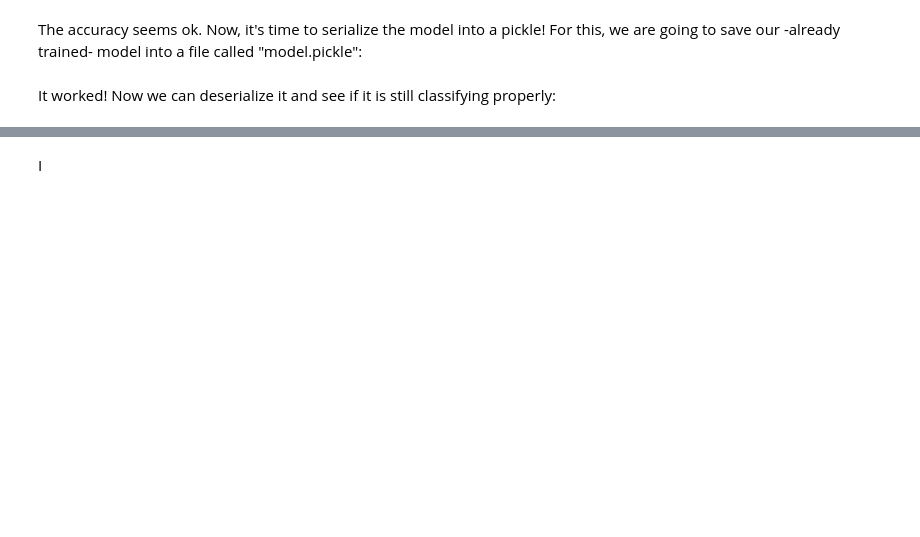
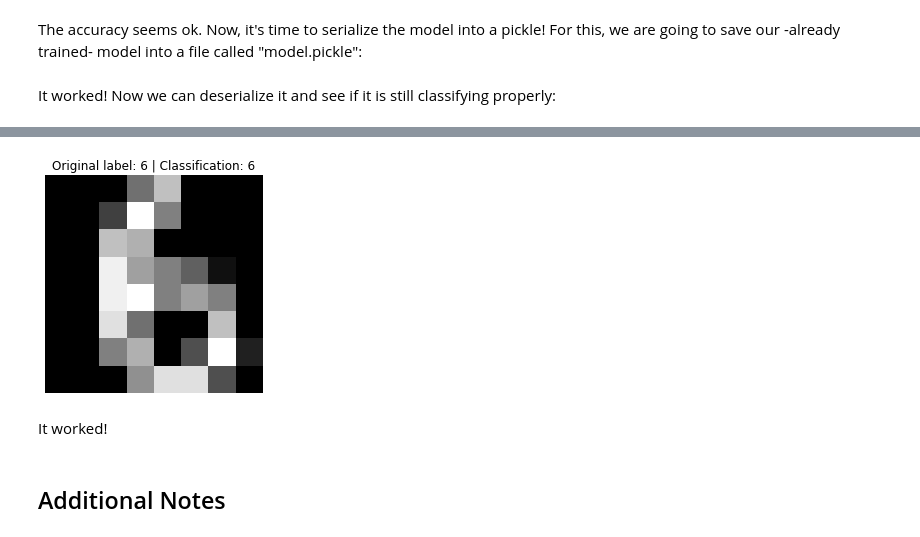
Before and after one commit to juanfelipegiraldoc/Final_project_open_science, a Jupyter notebook: Final_project.ipynb, the cells around one changed output, grey strips where cells are left out. Saved outputs shown, nothing was run; the diff lists cells and outputs as text; code cells hidden in the pictures; blank space fills up the shorter version.

```diff
--- a/Final_project.ipynb
+++ b/Final_project.ipynb
@@ -174,2 +194,17 @@ Accuracy using deserialized model: 0.9694444444444444
+# %%
+Image_index = 0
+
+imagen = X_test[Image_index]
+Original_label = y_test[Image_index]
+classified_label = new_predictions[Image_index]
+
+plt.imshow(imagen.reshape(8, 8), cmap='gray')
+plt.title("Original label: {} | Classification: {}".format(Original_label, classified_label))
+plt.axis('off')
+plt.show()
+# %% [output]
+[figure, added]
 # %% [markdown]
-I
+It worked!
+# %% [markdown]
+## Additional Notes
```
Also changed, not shown: parts of 11 cells of this notebook, 1 other file.
